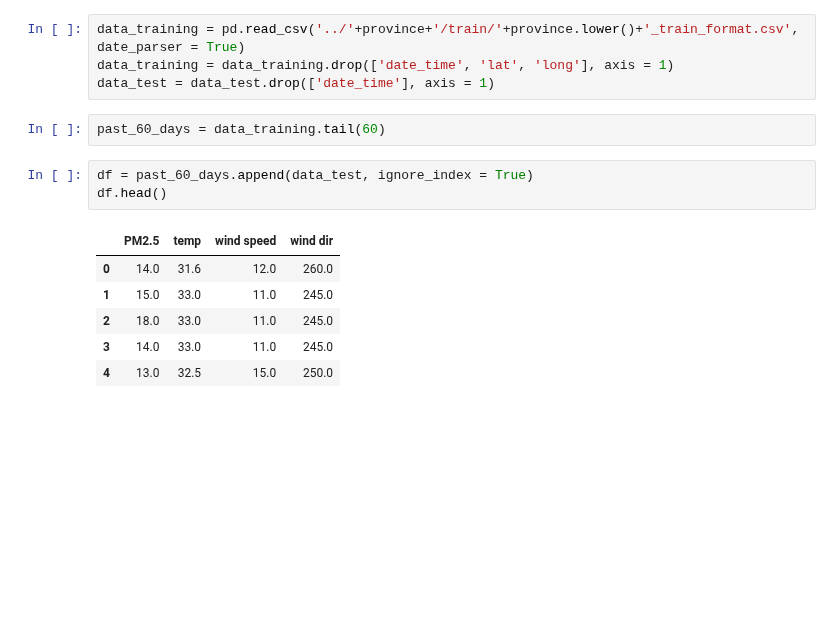
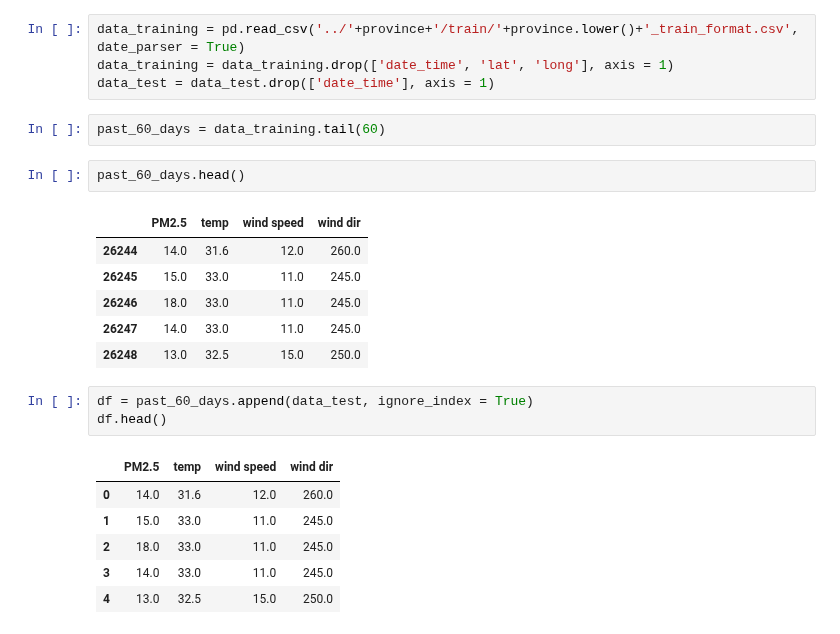
Before and after one commit to NKIKK/ProjectPM2-5_aGroup, a Jupyter notebook: Submit/model.ipynb, the cells around one changed output. Drawn from its saved outputs; the diff is of its cells as text; blank space fills up the shorter version.

```diff
--- a/Submit/model.ipynb
+++ b/Submit/model.ipynb
@@ -154,6 +158,15 @@ data_training = data_training.drop(['date_time', 'lat', 'long'], axis = 1)
 data_test = data_test.drop(['date_time'], axis = 1)
 # %%
 past_60_days = data_training.tail(60)
+# %%
+past_60_days.head()
+# %% [output]
+|  | PM2.5 | temp | wind speed | wind dir |
+| 26244 | 14.0 | 31.6 | 12.0 | 260.0 |
+| 26245 | 15.0 | 33.0 | 11.0 | 245.0 |
+| 26246 | 18.0 | 33.0 | 11.0 | 245.0 |
+| 26247 | 14.0 | 33.0 | 11.0 | 245.0 |
+| 26248 | 13.0 | 32.5 | 15.0 | 250.0 |
 # %%
 df = past_60_days.append(data_test, ignore_index = True)
 df.head()
```
Also changed, not shown: parts of 33 cells of this notebook, 8 other files.
